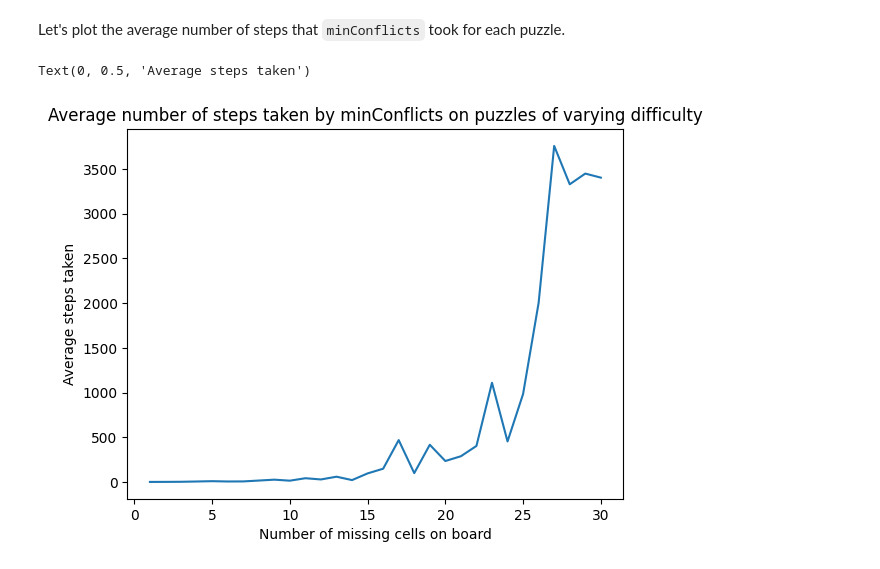
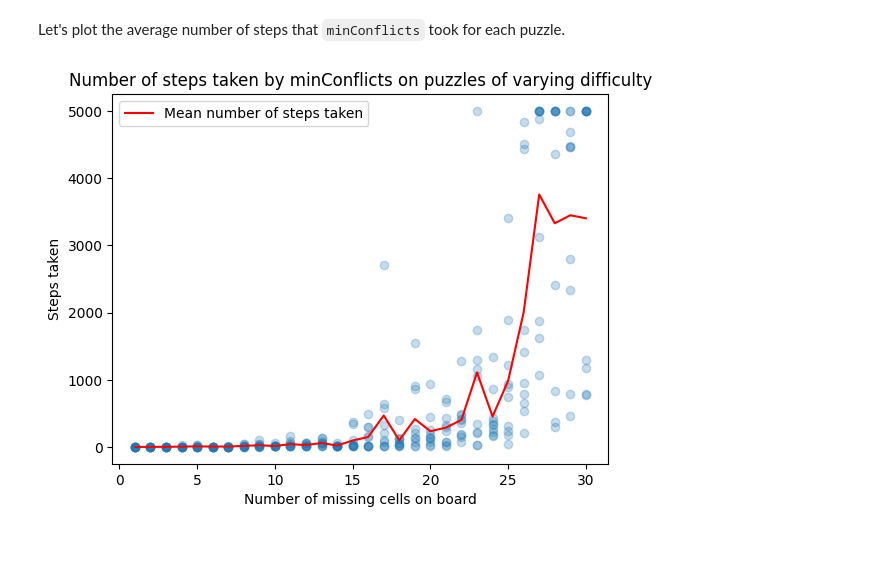
Before and after one commit to arjunphull123/sudoku-ai, a Jupyter notebook: test.ipynb, the cells around one changed output. Saved outputs shown, nothing was run; the diff lists cells and outputs as text; code cells hidden in the pictures.

```diff
--- a/test.ipynb
+++ b/test.ipynb
@@ -195,10 +200,13 @@ minConflictRuns
 # %% [markdown]
 Let's plot the average number of steps that <code>minConflicts</code> took for each puzzle.
 # %%
-plt.plot(minConflictRuns.groupby('boardSize')['steps'].mean())
-plt.title('Average number of steps taken by minConflicts on puzzles of varying difficulty')
+plt.plot(minConflictRuns.groupby('boardSize')['steps'].mean(), color='red', label='Mean number of steps taken')
+plt.scatter(minConflictRuns.boardSize, minConflictRuns.steps, alpha=0.25)
+plt.title('Number of steps taken by minConflicts on puzzles of varying difficulty')
 plt.xlabel('Number of missing cells on board')
-plt.ylabel('Average steps taken')
+plt.ylabel('Steps taken')
+# plt.yscale('log')
+plt.legend()
+plt.show()
 # %% [output]
-Text(0, 0.5, 'Average steps taken')
-[figure, old version]
+[figure, new version]
```
Also changed, not shown: parts of 26 cells of this notebook, 5 other files.
